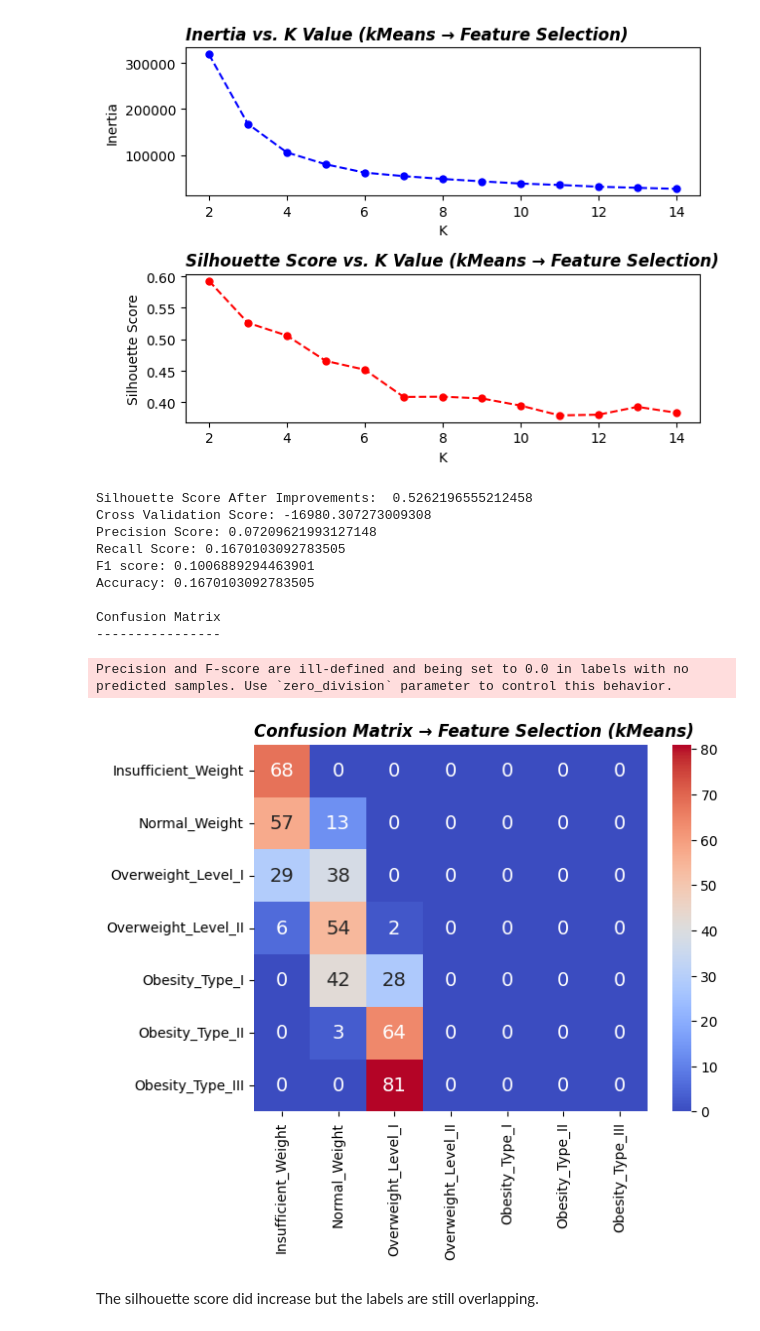
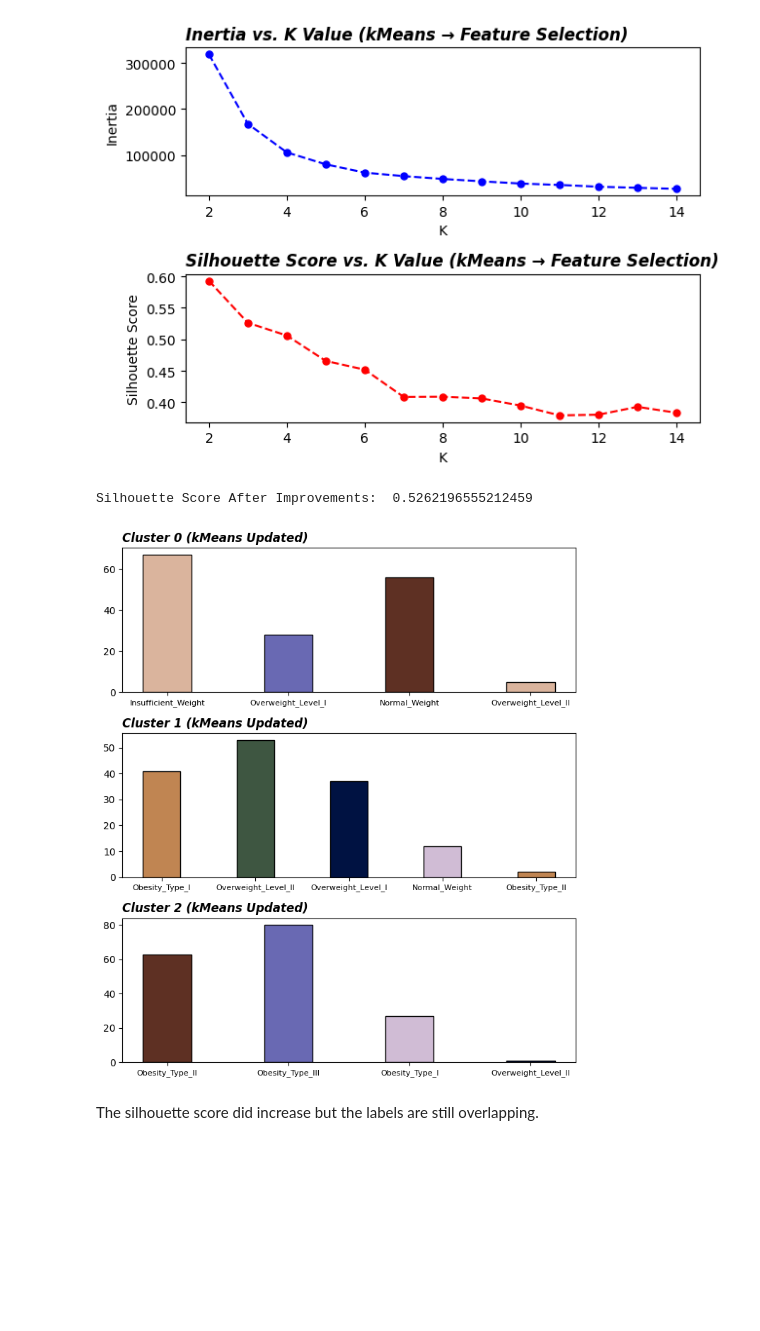
Before and after one commit to xvxvdee/CPS844_Assignment, a Jupyter notebook: KMeans.ipynb, the cells around one changed output. Cells and saved outputs as stored; diff of their text form; code cells hidden in the pictures; blank space fills up the shorter version.

Commit message:
Irrelevant metrics were removed from the notebook

```diff
--- a/KMeans.ipynb
+++ b/KMeans.ipynb
@@ -198,37 +173,15 @@ plt.show()
 # %% [output]
 <Figure size 2000x600 with 0 Axes>
 [figure]
-# %%
-Kmeans_updated = KMeans(n_clusters=3,random_state=42,n_init=10,init='k-means++')
-Kmeans_updated.fit(Xtrain,ytrain)
-ypred_updated=Kmeans_updated.predict(Xtest)
-print("Silhouette Score After Improvements: ", silhouette_score(Xtrain,Kmeans_updated.labels_))
-
-cv_score = np.array(cross_val_score(Kmeans_updated, X_train,y_train, cv=10)).mean()
-cf_matrix = confusion_matrix(y_test,ypred)
-metrics = precision_recall_fscore_support(y_test,ypred,average="weighted")
-precision,recall,f1=metrics[0],metrics[1],metrics[2]
-accuracy= accuracy_score(y_test,ypred)
-
-print("Cross Validation Score: {0}\nPrecision Score: {1}\nRecall Score: {2}\nF1 score: {3}\nAccuracy: {4}".format(cv_score,precision,recall,f1,accuracy))
-print("\nConfusion Matrix \n----------------")
-sns.heatmap(pd.DataFrame(cf_matrix, labels, labels), annot=True, annot_kws={"size": 14},cmap = 'coolwarm') # font size
-plt.title("Confusion Matrix → Feature Selection (kMeans)",loc='left', fontweight='bold',  style='italic')
-plt.show()
-
-interpret_confusion_matrix(cf_matrix,"Breakdown of Confusion Matrix → Feature Selection (kMeans)", labels)
-# gather_prediction_info(labels,ypred_updated,ytest)
-# %% [output]
-Silhouette Score After Improvements:  0.5262196555212458
-Cross Validation Score: -16980.307273009308
-Precision Score: 0.07209621993127148
-Recall Score: 0.1670103092783505
-F1 score: 0.1006889294463901
-Accuracy: 0.1670103092783505
-
-Confusion Matrix
-----------------
-Precision and F-score are ill-defined and being set to 0.0 in labels with no predicted samples. Use `zero_division` parameter to control this behavior.
-[figure, removed]
+# %%
+Kmeans_updated = KMeans(n_clusters=3,random_state=42,n_init=10,init='k-means++')
+Kmeans_updated.fit(Xtrain,ytrain)
+ypred_updated=Kmeans_updated.predict(Xtest)
+print("Silhouette Score After Improvements: ", silhouette_score(Xtrain,Kmeans_updated.labels_))
+
+gather_prediction_info(labels,ypred_updated,ytest,"(kMeans Updated)")
+# %% [output]
+Silhouette Score After Improvements:  0.5262196555212459
+[figure, added]
 # %% [markdown]
 The silhouette score did increase but the labels are still overlapping.
```
Also changed, not shown: parts of 3 cells of this notebook.
